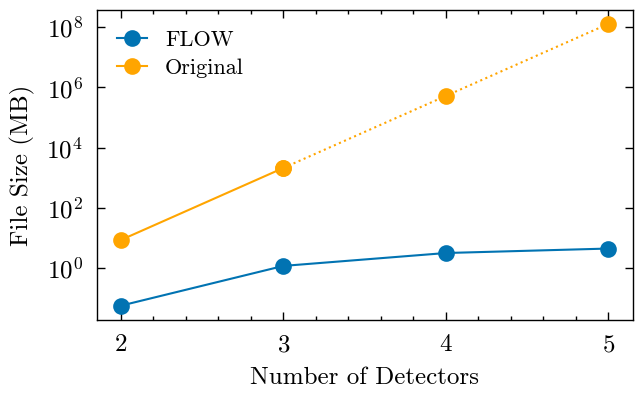
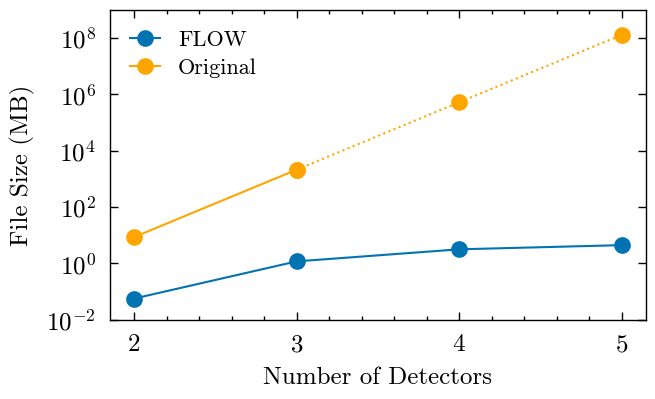
Code edit (unified diff) that turned the first committed figure into the second:
--- before
+++ after
@@ -11,4 +11,5 @@
 
 plt.yscale('log')
+plt.ylim(1e-2, 1e9)
 plt.legend()
 plt.savefig("../Plots/File_size_vs_Number_of_Detectors.png")

Commit: ..